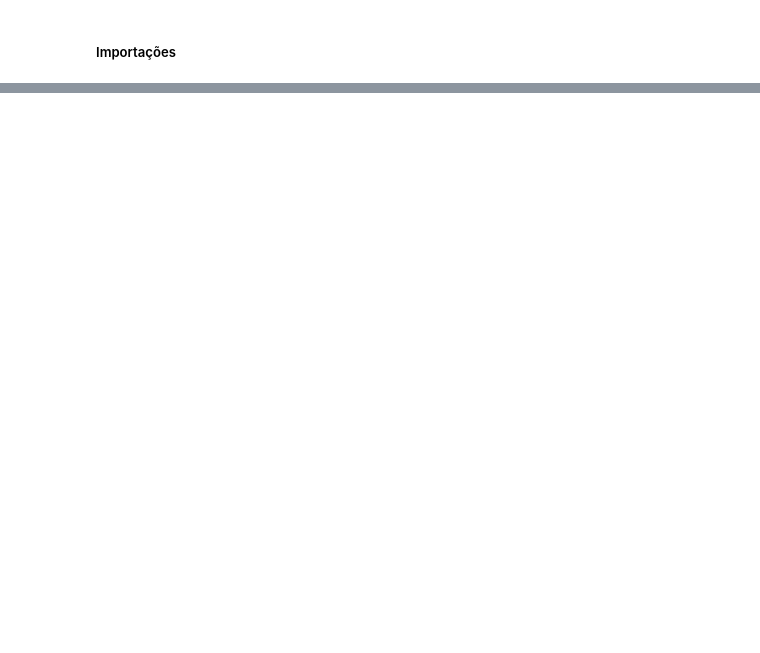
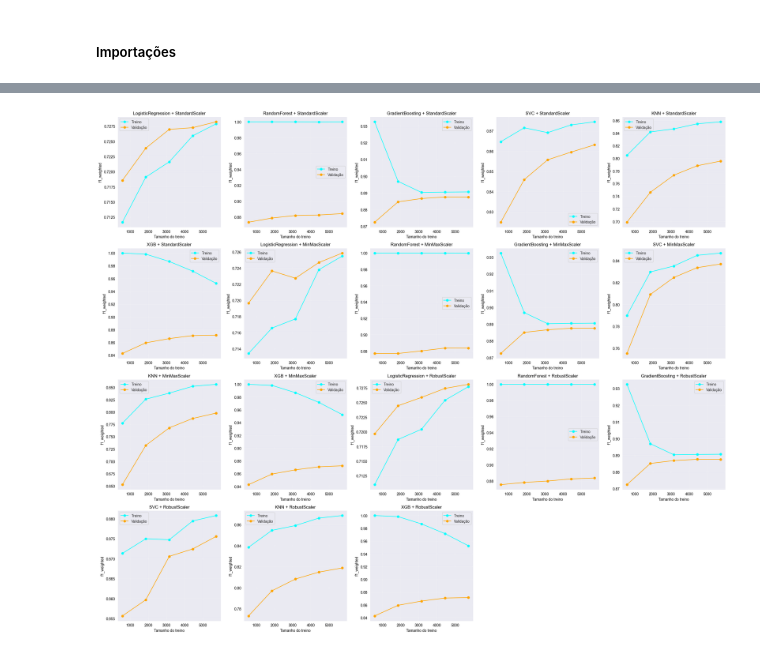
Before and after one commit to CaioViegas/deteccao_fraude, a Jupyter notebook: notebooks/04_model_selection.ipynb, the cells around one changed output, grey strips where cells are left out. Drawn from its saved outputs; the diff is of its cells as text; code cells hidden in the pictures; blank space fills up the shorter version.

```diff
--- a/notebooks/04_model_selection.ipynb
+++ b/notebooks/04_model_selection.ipynb
@@ -35,0 +185,42 @@ Index(['ohe__protocol_type_ICMP', 'ohe__protocol_type_TCP',
+# %%
+scoring_metric = 'f1_weighted'
+# %%
+total_plots = len(scalers) * len(models)
+cols = 5
+rows = math.ceil(total_plots / cols)
+
+fig, axes = plt.subplots(rows, cols, figsize=(24, 5*rows))
+axes = axes.flatten()
+
+plot_idx = 0
+
+for scaler_name, scaler in scalers.items():
+    for model_name, model in models.items():
+        pipeline = Pipeline([('scaler', scaler), ('model', model)])
+
+        train_sizes, train_scores, test_scores = learning_curve(
+            pipeline, X, y, cv=5, scoring=scoring_metric, train_sizes=np.linspace(0.1, 1.0, 5), n_jobs=-1
+        )
+
+        train_mean = train_scores.mean(axis=1)
+        test_mean = test_scores.mean(axis=1)
+
+        ax = axes[plot_idx]
+        ax.plot(train_sizes, train_mean, 'o-', color='cyan', label='Treino')
+        ax.plot(train_sizes, test_mean, 'o-', color='orange', label='Validação')
+        ax.set_title(f"{model_name} + {scaler_name}", fontsize=12, color='black')
+        ax.set_xlabel("Tamanho do treino", color='black')
+        ax.set_ylabel(f"{scoring_metric}", color='black')
+        ax.tick_params(colors='black')
+        ax.grid(True, alpha=0.3)
+        ax.legend()
+
+        plot_idx += 1
+
+for i in range(plot_idx, len(axes)):
+    fig.delaxes(axes[i])
+
+plt.tight_layout()
+plt.show()
+# %% [output]
+[figure, added]
```
Also changed, not shown: parts of 18 cells of this notebook, 3 other files.
